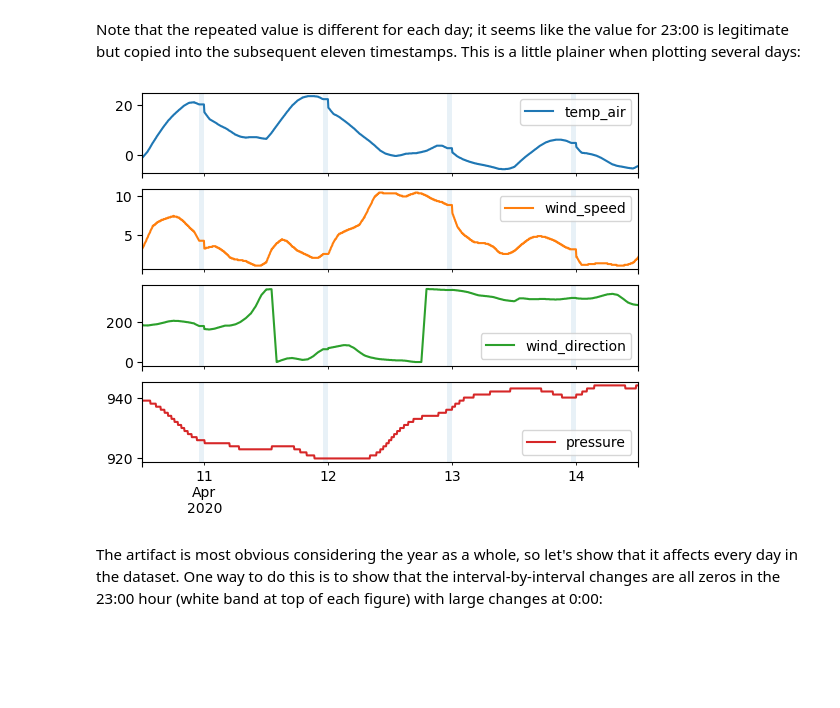
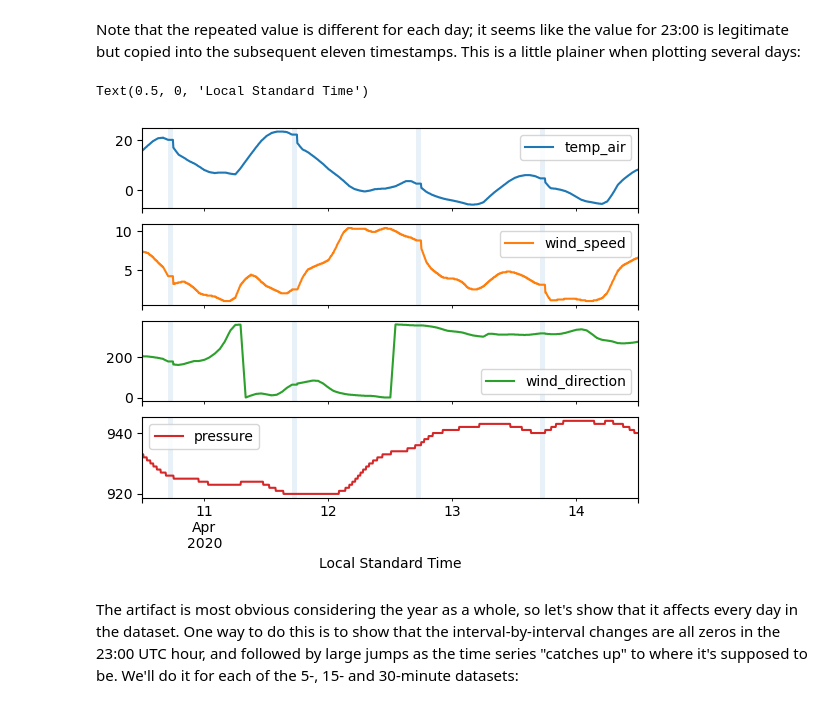
Before and after one commit to AssessingSolar/unofficial-psm3-userguide, a Jupyter notebook: source/pages/2300-artifact.ipynb, the cells around one changed output. Drawn from its saved outputs; the diff is of its cells as text; code cells hidden in the pictures; blank space fills up the shorter version.

```diff
--- a/source/pages/2300-artifact.ipynb
+++ b/source/pages/2300-artifact.ipynb
@@ -12,7 +14,6 @@ Fetch an example 5-minute dataset and show that the values from 23:00 to 23:55 a
 # %%
-df, _ = pvlib.iotools.get_psm3(latitude=40, longitude=-100,
-                               names='2020', interval=5,
-                               api_key='DEMO_KEY', email='assessingsolar@gmail.com',
-                               map_variables=True, leap_day=True)
-df = df.tz_convert('UTC')
+df_5min, _ = pvlib.iotools.get_psm3(latitude=40, longitude=-100,
+                                    names='2020', interval=5,
+                                    api_key='DEMO_KEY', email='assessingsolar@gmail.com',
+                                    map_variables=True, leap_day=True)
 # %%
@@ -40,15 +40,20 @@ df[columns].loc['2020-06-01 22:45':'2020-06-02 00:15']
 # %% [markdown]
 Note that the repeated value is different for each day; it seems like the value for 23:00 is legitimate but copied into the subsequent eleven timestamps.  This is a little plainer when plotting several days:
 # %%
-subset = df.loc['2020-04-10 12:00':'2020-04-14 12:00']
+subset = df_5min.loc['2020-04-10 12:00':'2020-04-14 12:00']
 axes = subset[columns].plot(subplots=True)
-# highlight the 23:00 hour each day
-for dt in np.unique(pd.to_datetime(subset.index.date)):
-    st = dt + pd.Timedelta(hours=23)
-    ed = st + pd.Timedelta(minutes=55)
+
+# highlight the 23:00 UTC hour each day
+offset = df_5min.index[0].utcoffset()
+for dt in np.unique(subset.index.floor('d')):
+    st = dt + pd.Timedelta(hours=23) + offset
+    ed = st + pd.Timedelta(minutes=60)
     for ax in axes:
         ax.axvspan(st, ed, alpha=0.1)
+
+ax.set_xlabel('Local Standard Time')
 # %% [output]
+Text(0.5, 0, 'Local Standard Time')
-[figure, old version]
+[figure, new version]
 # %% [markdown]
-The artifact is most obvious considering the year as a whole, so let's show that it affects every day in the dataset.  One way to do this is to show that the interval-by-interval changes are all zeros in the 23:00 hour (white band at top of each figure) with large changes at 0:00:
+The artifact is most obvious considering the year as a whole, so let's show that it affects every day in the dataset.  One way to do this is to show that the interval-by-interval changes are all zeros in the 23:00 UTC hour, and followed by large jumps as the time series "catches up" to where it's supposed to be.  We'll do it for each of the 5-, 15- and 30-minute datasets:
```
Also changed, not shown: parts of 13 cells of this notebook.
